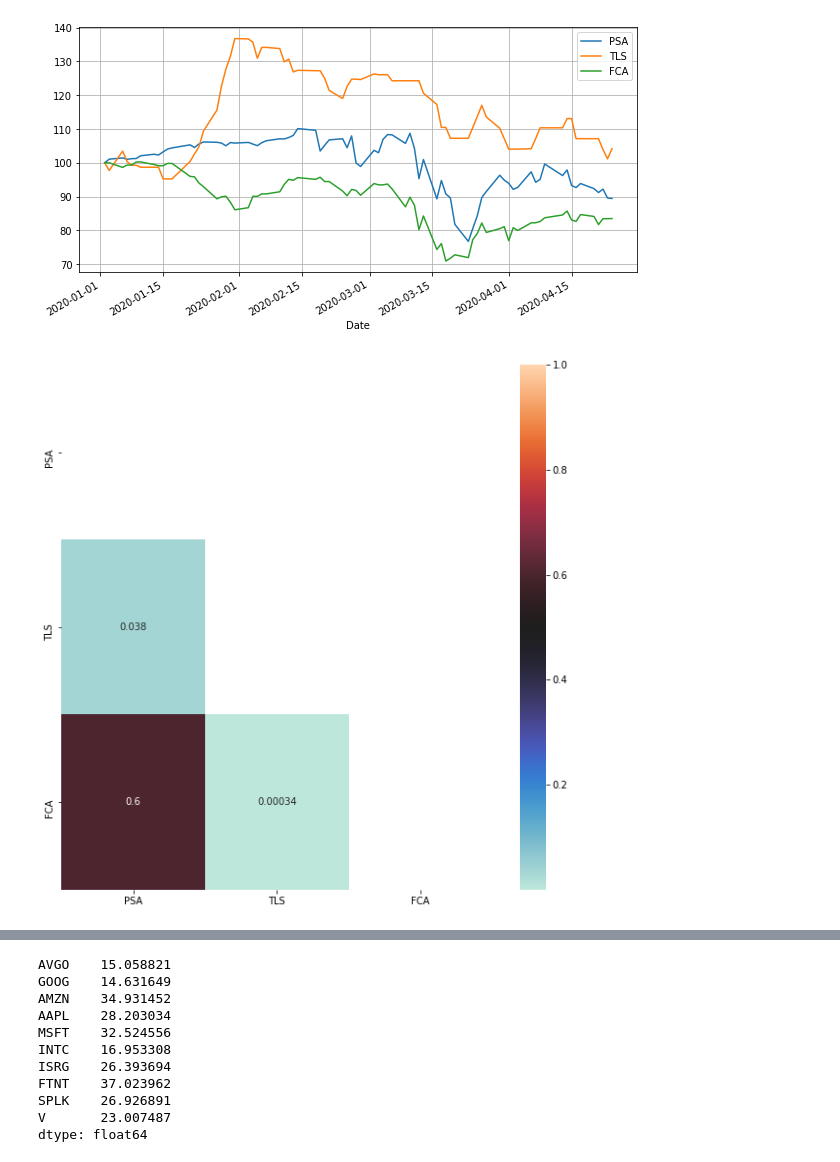
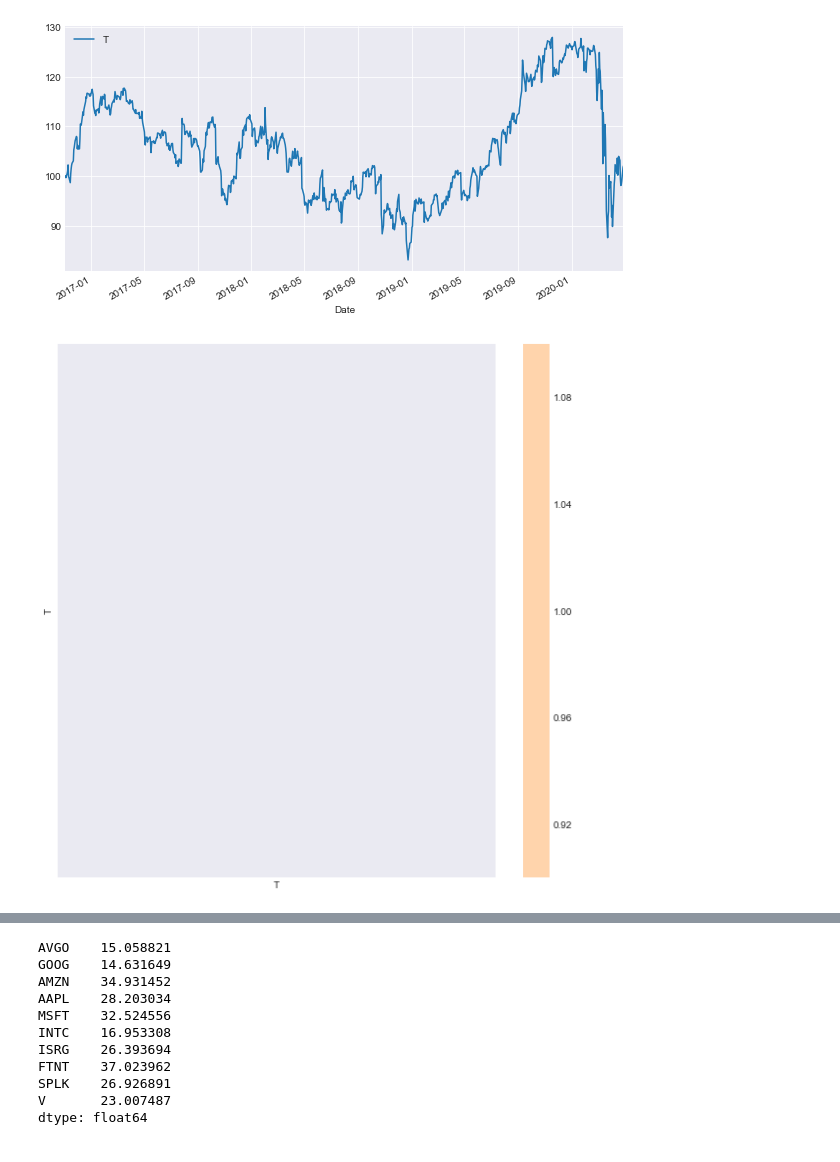
Before and after one commit to Gambi97/Portfolio-Optimization, a Jupyter notebook: portopt.ipynb, the cells around one changed output, grey strips where cells are left out. Drawn from its saved outputs; the diff is of its cells as text; code cells hidden in the pictures.

```diff
--- a/portopt.ipynb
+++ b/portopt.ipynb
@@ -16,10 +16,10 @@ import seaborn as sns
 # %%
 #estrapolo i dati  per trovare la combinazione di portafoglio adeguata
 
-start_date = '2020-1-1'
-end_date = '2020-4-25'
+start_date = '2016-11-3'
+end_date = '2020-04-29'
 capitale = 100
-assets=['PSA', 'TLS', 'FCA']
+assets= ['T']
 
 #Dataframe per valori di chiusura
 pf_data = pd.DataFrame()
@@ -48,14 +48,17 @@ log_returns =np.log(pf_data/pf_data.shift(1))
 #percentuale di ritorno annua media di ogni stocks
 mean_annual_return = round(log_returns.mean()*250*100,1)
 #percentuale di volatilità annua media di ogni stock
-#mean_annual_volatility
+mean_annual_volatility = round(log_returns.std()*250**0.5*100,1)
 #valore dei dividendi medio annua per ogni stock
 mean_annual_dividend = round((pd.DataFrame(pf_div.resample('Y').sum())).mean(),2)
+# rapporto tra prezzo stock e i suoi dividendi
+dividends_stock = round((mean_annual_dividend / pf_data.values[0])*100,2)
 
 #Creo Dataframe per un review veloce
 review = pd.DataFrame(index = assets)
 review['Mean annual Return [%]'] = mean_annual_return
-#review['Mean annual Volatility [%]'] = mean_annual_volatility
-review['Mean annual Dividends [$/stock]'] = mean_annual_dividend
+review['Mean annual Volatility [%]'] = mean_annual_volatility
+review['Mean annual Dividends [$/N°stock]'] = mean_annual_dividend
+review['Dividends / Stock price'] = dividends_stock
 review
 # %% [output]
@@ -66,4 +67,4 @@ review
-[figure, old version]
+[figure, new version]
 # %%
 #cambia center per capire meglio la correlazione
 correlation = log_returns.corr()
@@ -72,7 +73,7 @@ mask[np.triu_indices_from(mask)] = True
 plt.subplots(figsize=(10,10))
 sns.heatmap(correlation,center=0.5,annot=True,mask=mask);
 # %% [output]
-[figure, old version]
+[figure, new version]
 # %%
 #genero tot combinazioni di peso per il tuo portafoglio (nel ciclo for inserisci il n combinazioni) per
 #valutare tutte le possibili combinazioni di peso, scegliendo poi quella ottima
```
Also changed, not shown: parts of 12 cells of this notebook.
